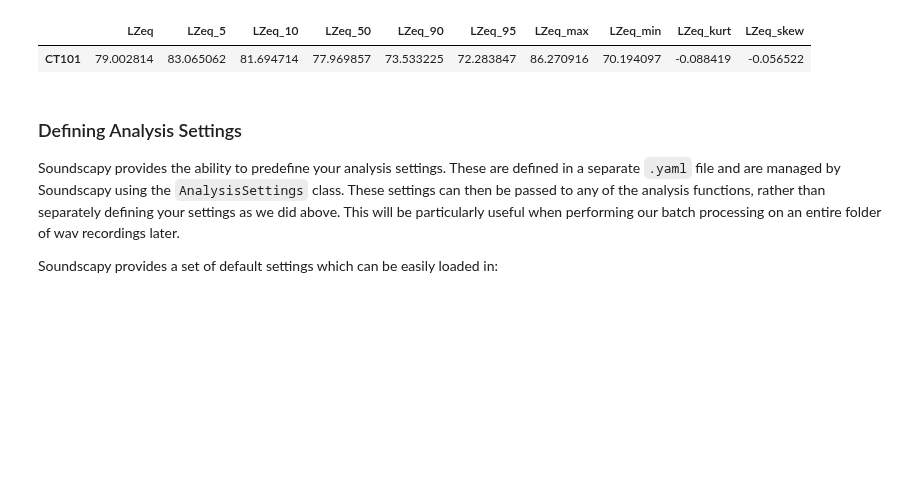
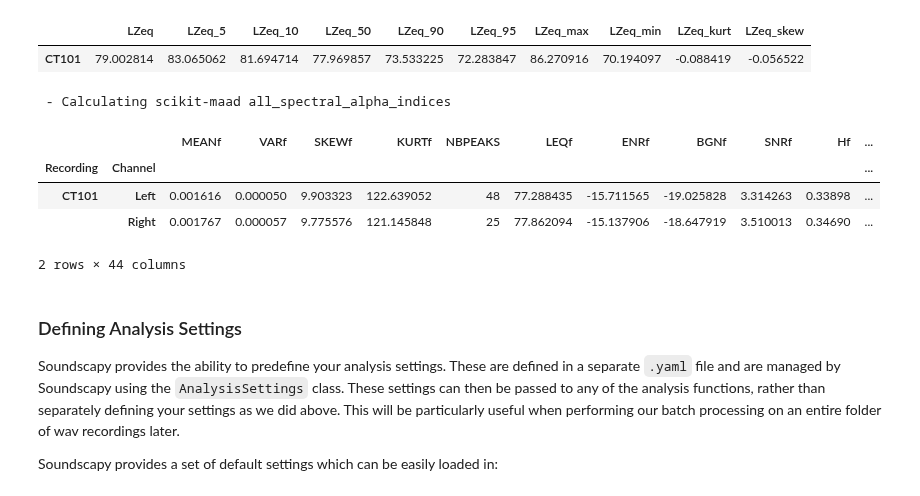
Before and after one commit to MitchellAcoustics/Soundscapy, a Jupyter notebook: examples/BinauralAnalysis.ipynb, the cells around one changed output. Saved outputs shown, nothing was run; the diff lists cells and outputs as text; code cells hidden in the pictures; blank space fills up the shorter version.

```diff
--- a/examples/BinauralAnalysis.ipynb
+++ b/examples/BinauralAnalysis.ipynb
@@ -196,6 +198,15 @@ b.pyacoustics_metric("LZeq", channel="Left")
 # %% [output]
 |  | LZeq | LZeq_5 | LZeq_10 | LZeq_50 | LZeq_90 | LZeq_95 | LZeq_max | LZeq_min | LZeq_kurt | LZeq_skew |
 | CT101 | 79.002814 | 83.065062 | 81.694714 | 77.969857 | 73.533225 | 72.283847 | 86.270916 | 70.194097 | -0.088419 | -0.056522 |
+# %%
+b.maad_metric("all_spectral_alpha_indices", verbose=True)
+# %% [output]
+ - Calculating scikit-maad all_spectral_alpha_indices
+|  |  | MEANf | VARf | SKEWf | KURTf | NBPEAKS | LEQf | ENRf | BGNf | SNRf | Hf | ... |
+| Recording | Channel |  |  |  |  |  |  |  |  |  |  | ... |
+| CT101 | Left | 0.001616 | 0.000050 | 9.903323 | 122.639052 | 48 | 77.288435 | -15.711565 | -19.025828 | 3.314263 | 0.33898 | ... |
+|  | Right | 0.001767 | 0.000057 | 9.775576 | 121.145848 | 25 | 77.862094 | -15.137906 | -18.647919 | 3.510013 | 0.34690 | ... |
+2 rows × 44 columns
 # %% [markdown]
 ### Defining Analysis Settings
 
```
Also changed, not shown: parts of 5 cells of this notebook, 1 other file.
